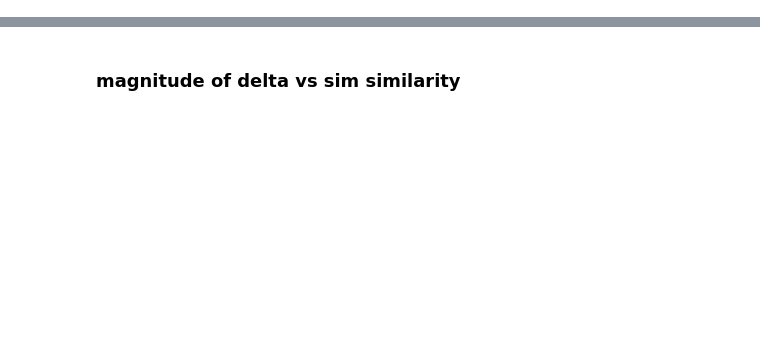
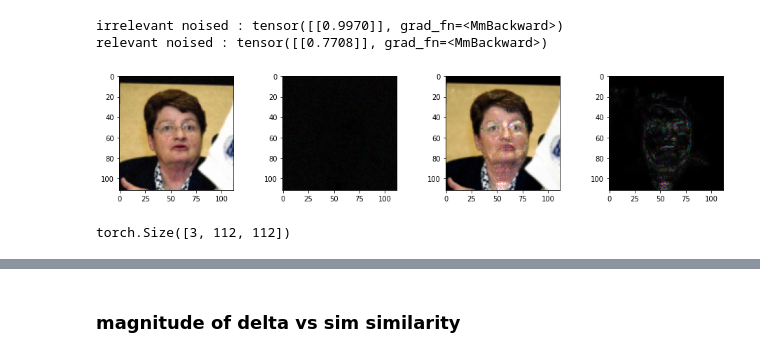
Before and after one commit to ofirbartal100/omg_attack, a Jupyter notebook: vm_heatmap.ipynb, the cells around one changed output, grey strips where cells are left out. Drawn from its saved outputs; the diff is of its cells as text; code cells hidden in the pictures; blank space fills up the shorter version.

```diff
--- a/vm_heatmap.ipynb
+++ b/vm_heatmap.ipynb
@@ -130,0 +172,38 @@ fig.show()
+# %%
+irrelevant_noised = img.clone()
+random_noise = torch.rand_like(img)
+budget = 0.025
+# irrelevant_noised[relevancy_mask.expand(3,-1,-1)] += budget*random_noise[relevancy_mask.expand(3,-1,-1)] / (random_noise[relevancy_mask.expand(3,-1,-1)].abs().mean()+1e-4)
+irrelevant_noise =  random_noise * (1-((total_delta-total_delta.min())/(total_delta.max()-total_delta.min())))
+irrelevant_noised += budget*irrelevant_noise/(irrelevant_noise.abs().mean()+1e-4)
+
+relevant_noised = img.clone()
+# relevant_noised[(~relevancy_mask).expand(3,-1,-1)] += budget*random_noise[~relevancy_mask.expand(3,-1,-1)] / (random_noise[~relevancy_mask.expand(3,-1,-1)].abs().mean()+1e-4)
+relevant_noise = random_noise* ((total_delta-total_delta.min())/(total_delta.max()-total_delta.min()))
+relevant_noised += budget*relevant_noise/(relevant_noise.abs().mean()+1e-4)
+
+fig = plt.figure(figsize=(16,3))
+axs = fig.subplots(1,4)
+axs[0].imshow(irrelevant_noised.permute(1,2,0).clamp(0,1).detach())
+axs[1].imshow((irrelevant_noised-img).permute(1,2,0).clamp(0,1).detach())
+
+axs[2].imshow(relevant_noised.permute(1,2,0).clamp(0,1).detach())
+axs[3].imshow((relevant_noised-img).permute(1,2,0).clamp(0,1).detach())
+cmap = mpl.cm.viridis
+fig.show()
+
+irrelevant_noised_embd = system.model.encode(irrelevant_noised.unsqueeze(0))
+irrelevant_noised_embd = irrelevant_noised_embd / irrelevant_noised_embd.norm()
+print(f'irrelevant noised : {img_embd @ irrelevant_noised_embd.T}')
+
+relevant_noised_embd2 = system.model.encode(relevant_noised.unsqueeze(0))
+relevant_noised_embd2 = relevant_noised_embd2 / relevant_noised_embd2.norm()
+print(f'relevant noised : {img_embd @ relevant_noised_embd2.T}')
+# %% [output]
+irrelevant noised : tensor([[0.9970]], grad_fn=<MmBackward>)
+relevant noised : tensor([[0.7708]], grad_fn=<MmBackward>)
+[figure, added]
+# %%
+img.shape
+# %% [output]
+torch.Size([3, 112, 112])
```
Also changed, not shown: parts of 15 cells of this notebook, 8 other files.
